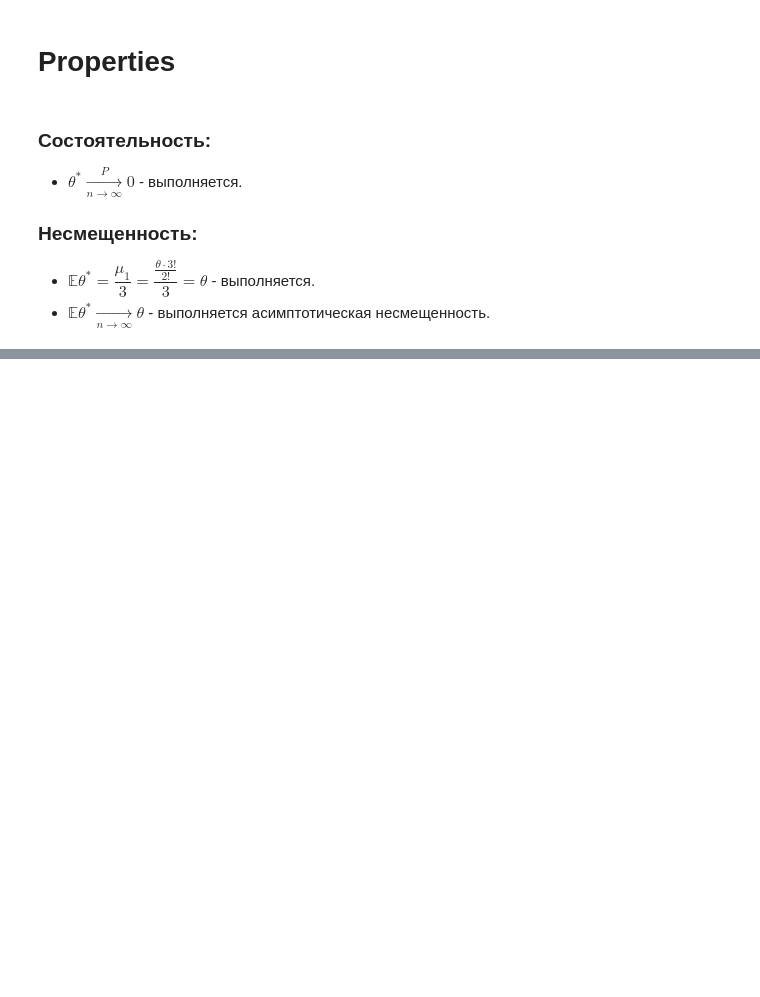
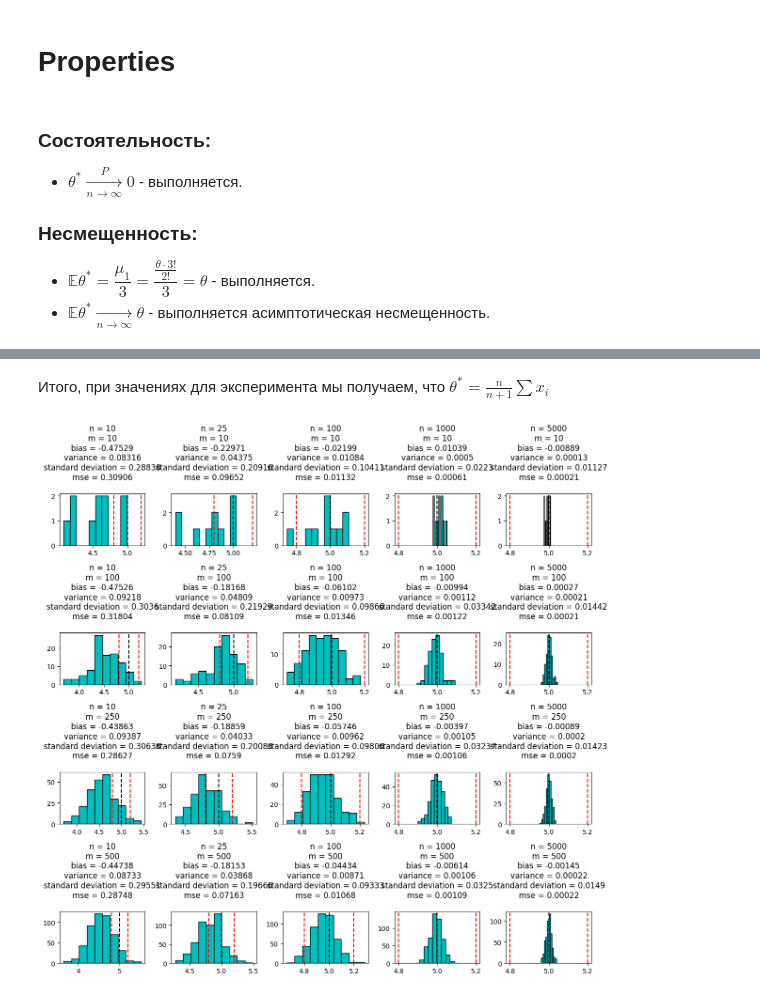
Before and after one commit to snitron/matstat, a Jupyter notebook: lab2.ipynb, the cells around one changed output, grey strips where cells are left out. Drawn from its saved outputs; the diff is of its cells as text; code cells hidden in the pictures; blank space fills up the shorter version.

```diff
--- a/lab2.ipynb
+++ b/lab2.ipynb
@@ -94,0 +105,42 @@ fig.tight_layout()
+# %% [markdown]
+Итого, при значениях для эксперимента мы получаем, что $\theta^{*} = \frac{n}{n + 1}\sum{x_i}$
+# %%
+import matplotlib.pyplot as plt
+
+true_theta_2 = 5
+
+def bayesian_estimator(x):
+    return x.size * x.mean() / (x.size + 1)
+
+ns = [10, 25, 100, 1000, 5000]
+
+fig, axs = plt.subplots(len(ms), len(ns), figsize=(12, 12))
+i = 0
+
+for m in ms:
+    for n in ns:
+        data = np.random.normal(loc=true_theta_2, scale=1, size=(m, n))
+        thetas = np.array([bayesian_estimator(data[j]) for j in range(m)])
+
+        bias = np.mean(thetas) - true_theta_2
+        var = np.var(thetas)
+        std = np.std(thetas)
+        mse = np.mean((thetas - true_theta_2) ** 2)
+
+
+        axs.flatten()[i].hist(thetas, color="c", edgecolor="k")
+        axs.flatten()[i].set_title(
+            f"""n = {n}\n"""
+            f"""m = {m}\n"""
+            f"""bias = {round(bias, 5)}\n"""
+            f"""variance = {round(var, 5)}\n"""
+            f"""standard deviation = {round(std, 5)}\n"""
+            f"""mse = {round(mse, 5)}\n"""
+        )
+        axs.flatten()[i].axvline(true_theta_2, color="k", linestyle="dashed")
+        axs.flatten()[i].axvline(true_theta_2 + threshold, color="r", linestyle="dashed")
+        axs.flatten()[i].axvline(true_theta_2 - threshold, color="r", linestyle="dashed")
+        i += 1
+fig.tight_layout()
+# %% [output]
+[figure, added]
```
Also changed, not shown: parts of 4 cells of this notebook, 3 other files.
